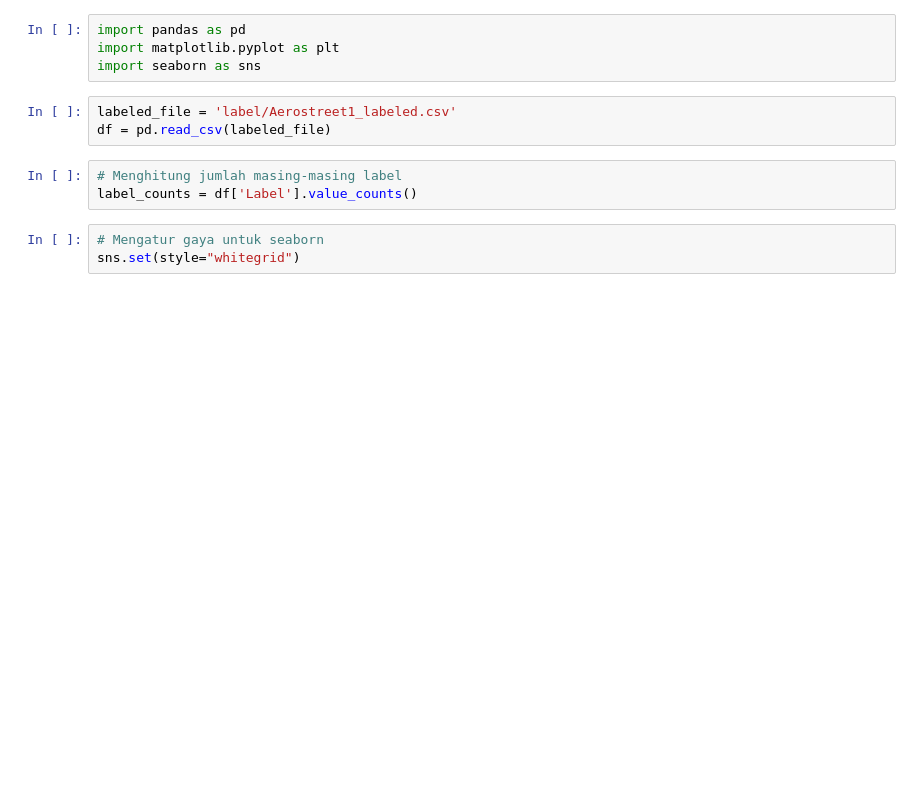
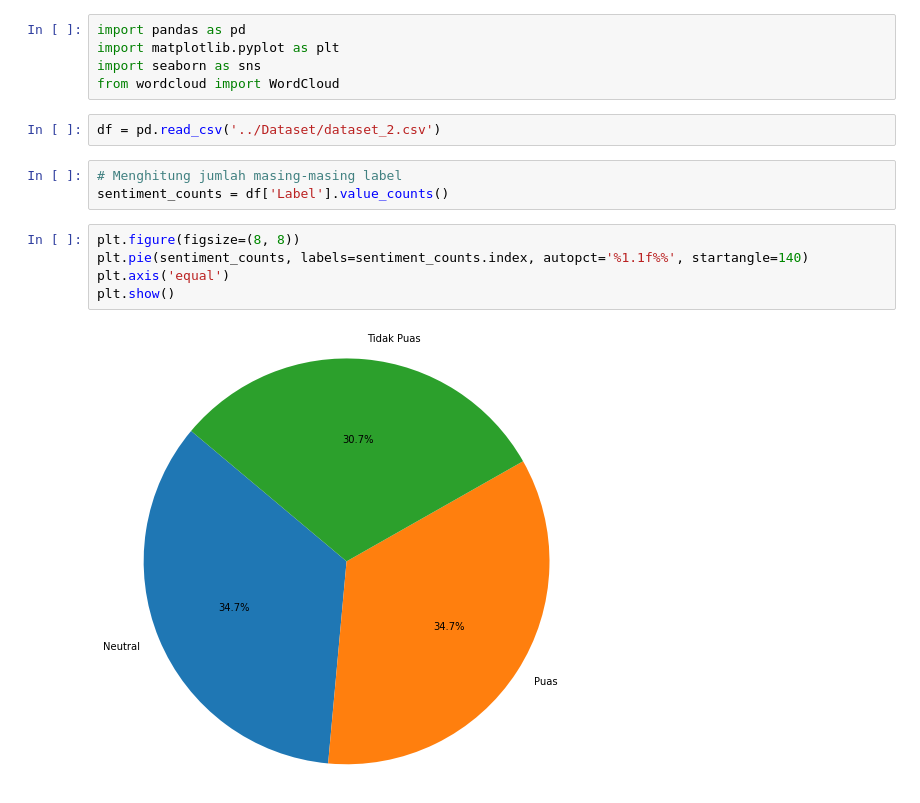
Before and after one commit to daniferdinandall/analisis_sentimen_produk_ecommers, a Jupyter notebook: preprocessing/visualisasi.ipynb, the cells around one changed output. Cells and saved outputs as stored; diff of their text form; blank space fills up the shorter version.

```diff
--- a/preprocessing/visualisasi.ipynb
+++ b/preprocessing/visualisasi.ipynb
@@ -2,13 +2,17 @@
 import pandas as pd
 import matplotlib.pyplot as plt
 import seaborn as sns
+from wordcloud import WordCloud
-# %%
-labeled_file = 'label/Aerostreet1_labeled.csv'
-df = pd.read_csv(labeled_file)
+# %%
+df = pd.read_csv('../Dataset/dataset_2.csv')
 # %%
 # Menghitung jumlah masing-masing label
-label_counts = df['Label'].value_counts()
+sentiment_counts = df['Label'].value_counts()
-# %%
-# Mengatur gaya untuk seaborn
-sns.set(style="whitegrid")
+# %%
+plt.figure(figsize=(8, 8))
+plt.pie(sentiment_counts, labels=sentiment_counts.index, autopct='%1.1f%%', startangle=140)
+plt.axis('equal')
+plt.show()
+# %% [output]
+[figure, added]
 # %%
```
Also changed, not shown: parts of 3 cells of this notebook.
